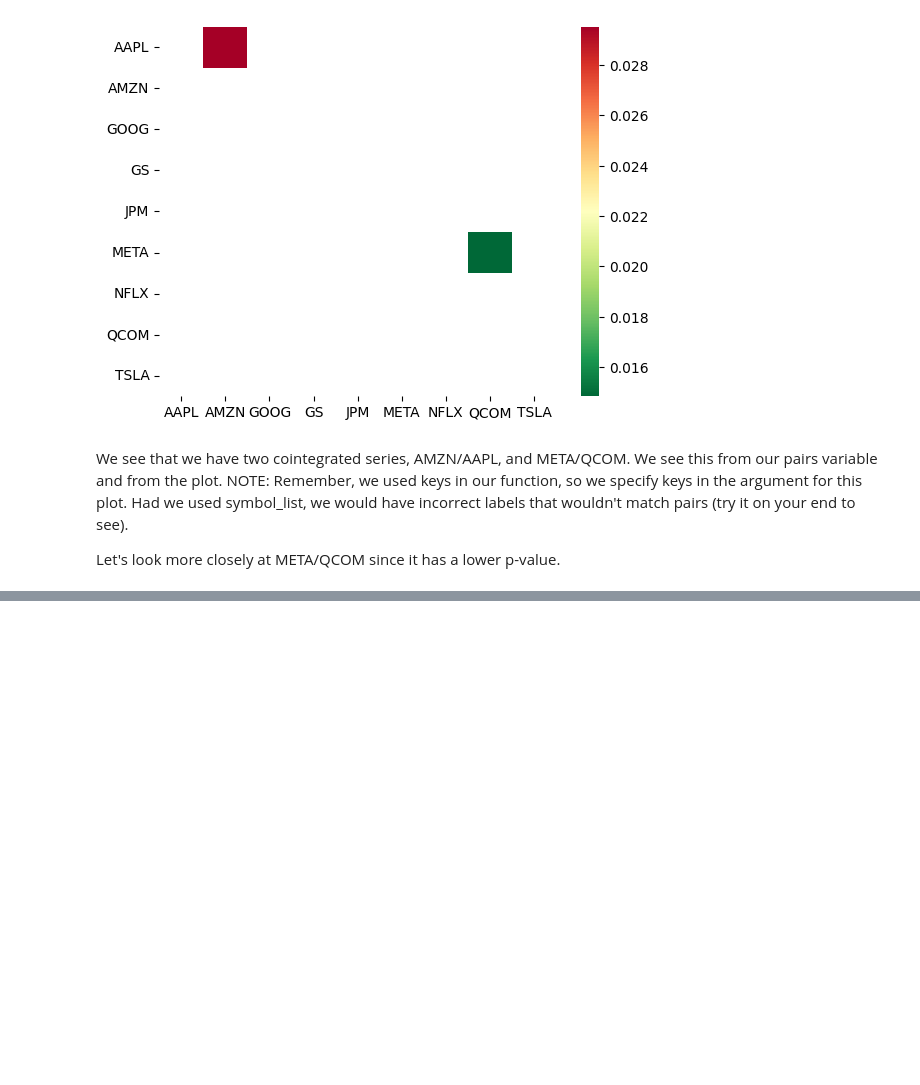
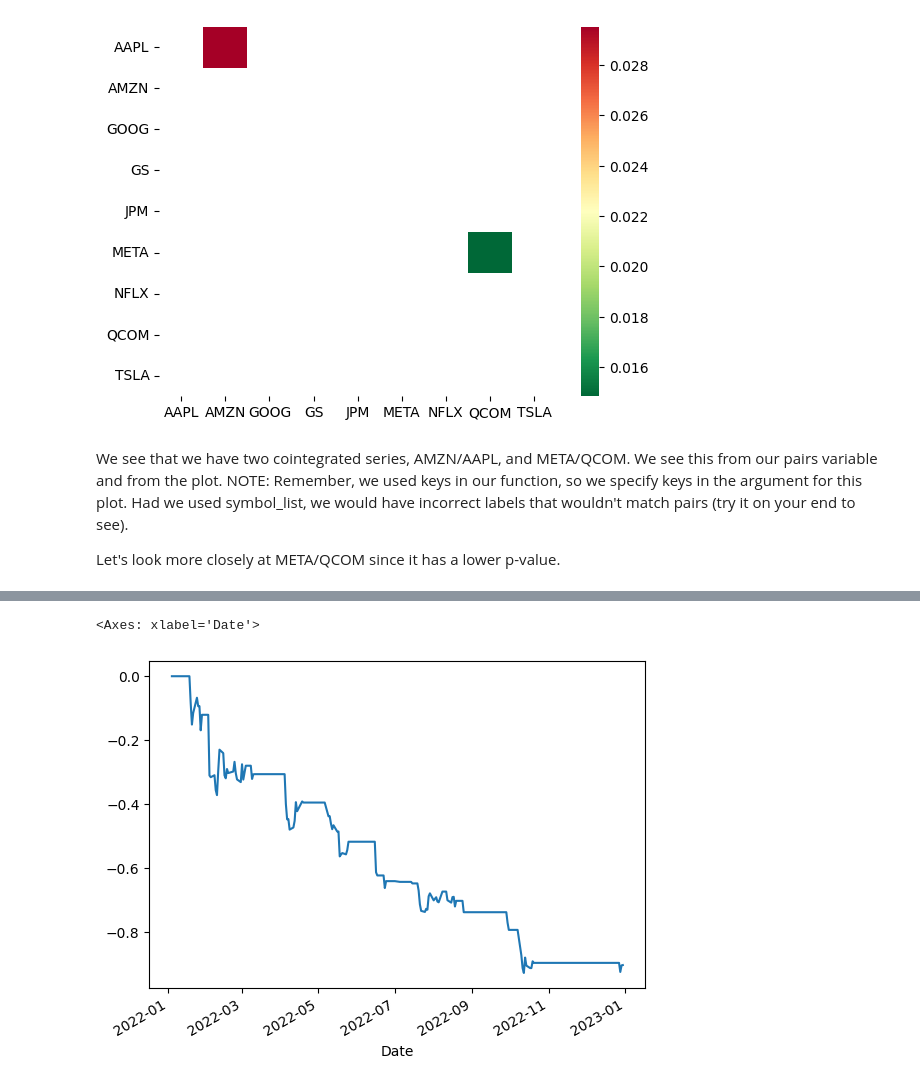
Before and after one commit to at672/CS-Backtesting, a Jupyter notebook: Pairs_Trading.ipynb, the cells around one changed output, grey strips where cells are left out. Drawn from its saved outputs; the diff is of its cells as text; code cells hidden in the pictures; blank space fills up the shorter version.

```diff
--- a/Pairs_Trading.ipynb
+++ b/Pairs_Trading.ipynb
@@ -97,0 +171,6 @@ Let's look more closely at META/QCOM since it has a lower p-value.
+# %%
+trades = pd.concat([zscore(spread), spread], axis=1)
+trades.columns = ["signal", "position"]
+trades["side"] = 0.0
+
+print(trades)
@@ -97,0 +193,7 @@ Let's look more closely at META/QCOM since it has a lower p-value.
+# %%
+#This is NOT FIX Tag side. This is used for computation of our PNL
+#If the spread is low, go long (buy), side = 1. If it's high, go short (side is -1). Otherwise do nothing.
+trades.loc[trades.signal <= -1, "side"] = 1
+trades.loc[trades.signal >= 1, "side"] = -1
+
+print(trades[trades["side"] == 1])
@@ -97,0 +218,8 @@ Let's look more closely at META/QCOM since it has a lower p-value.
+# %%
+returns = trades.position.pct_change() * trades.side
+theoretical = 100 *(1+returns)
+returns.cumsum().plot()
+#theoretical.plot()
+# %% [output]
+<Axes: xlabel='Date'>
+[figure, added]
```
Also changed, not shown: parts of 13 cells of this notebook.
